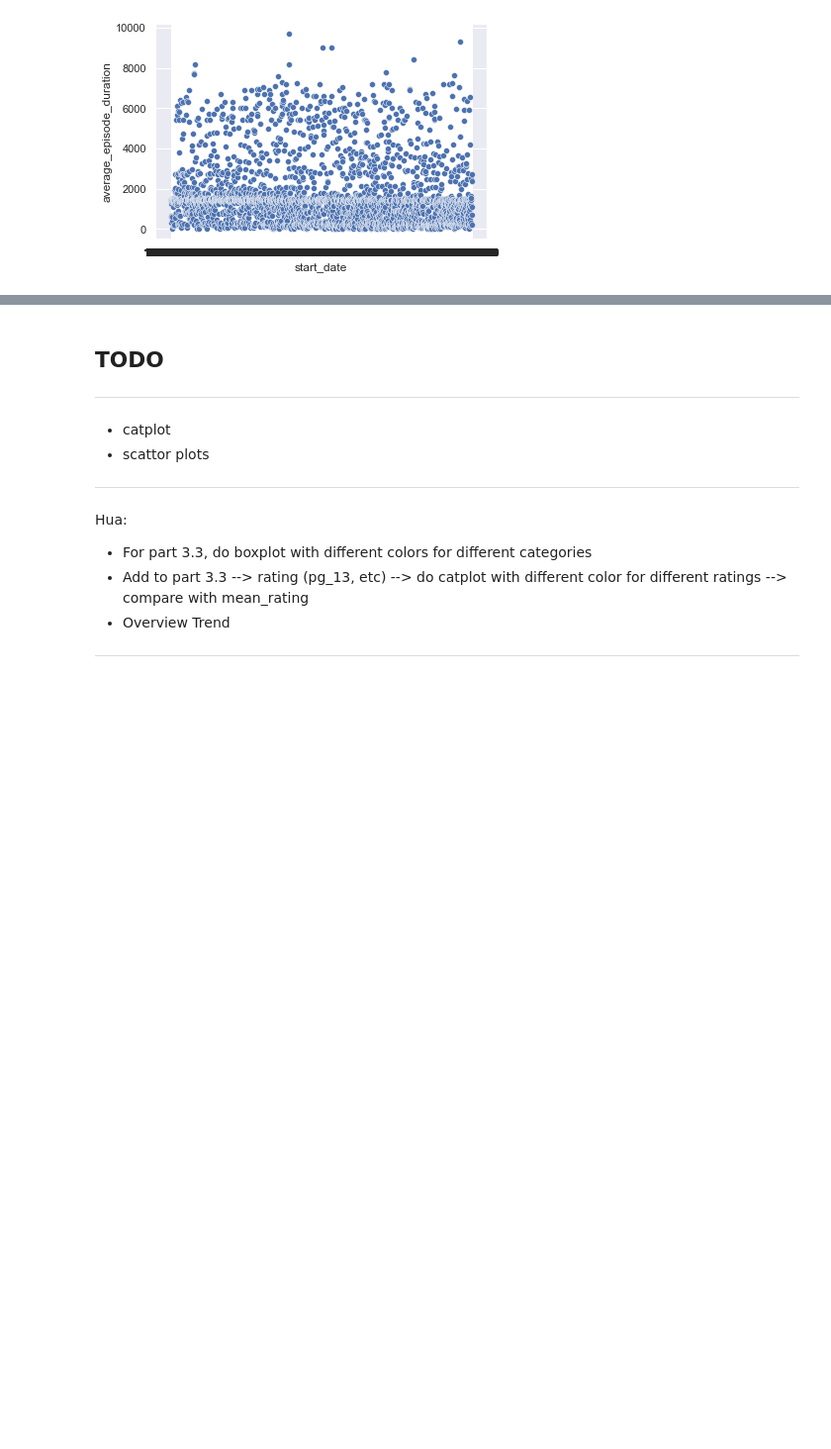
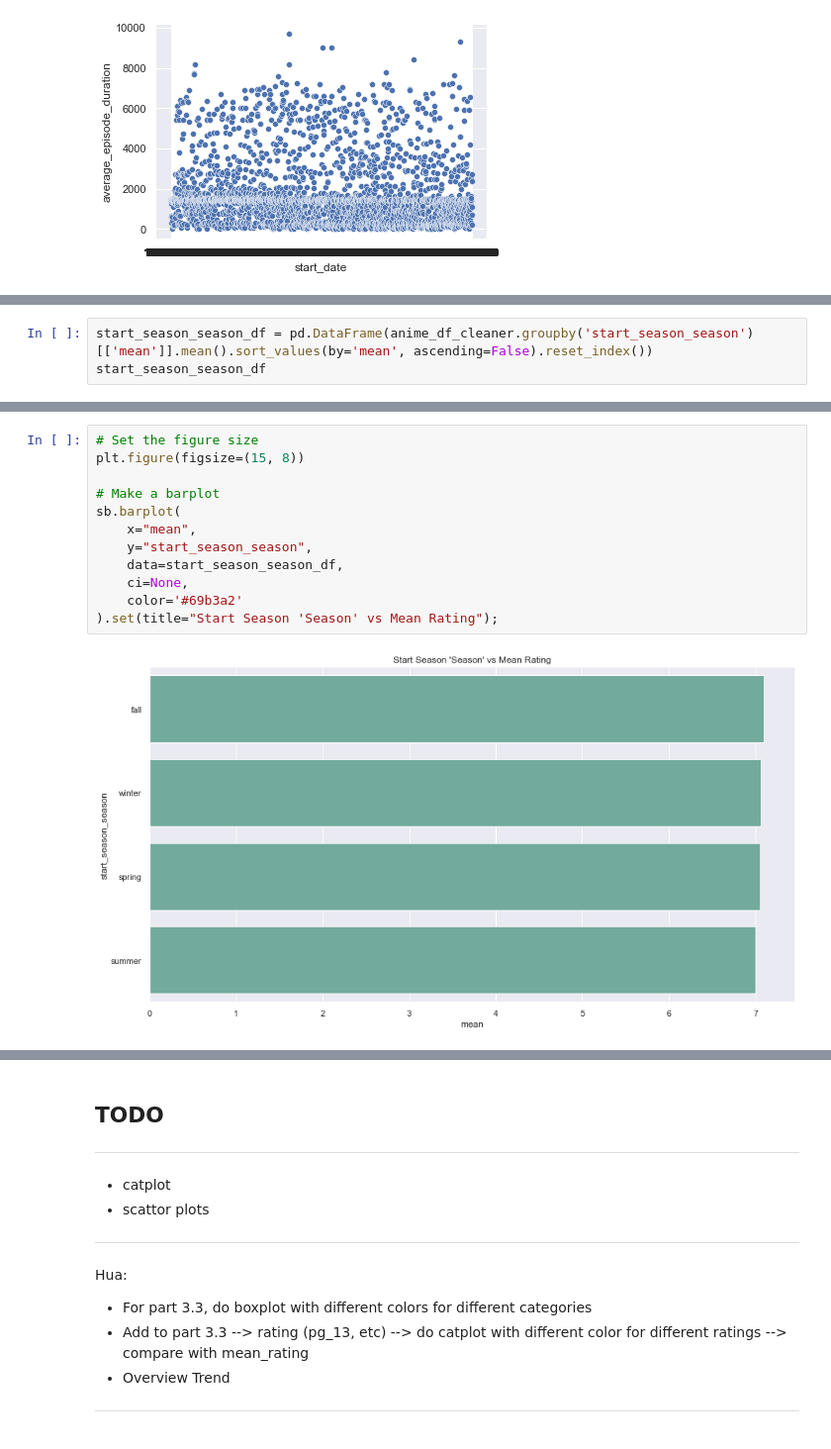
Before and after one commit to ztjhz/SC1015-Project, a Jupyter notebook: Anime/exploratory_data_analysis_visualization.ipynb, the cells around one changed output, grey strips where cells are left out. Shown at 99% size. Cells and saved outputs as stored; diff of their text form; blank space fills up the shorter version.

Commit message:
start_season_season EDA

```diff
--- a/Anime/exploratory_data_analysis_visualization.ipynb
+++ b/Anime/exploratory_data_analysis_visualization.ipynb
@@ -1203,0 +1254,3 @@ plt.show()
+# %%
+start_season_season_df = pd.DataFrame(anime_df_cleaner.groupby('start_season_season')[['mean']].mean().sort_values(by='mean', ascending=False).reset_index())
+start_season_season_df
@@ -1203,0 +1263,14 @@ plt.show()
+# %%
+# Set the figure size
+plt.figure(figsize=(15, 8))
+
+# Make a barplot
+sb.barplot(
+    x="mean",
+    y="start_season_season",
+    data=start_season_season_df,
+    ci=None,
+    color='#69b3a2'
+).set(title="Start Season 'Season' vs Mean Rating");
+# %% [output]
+[figure, added]
```
Also changed, not shown: parts of 46 cells of this notebook, 1 other file.
